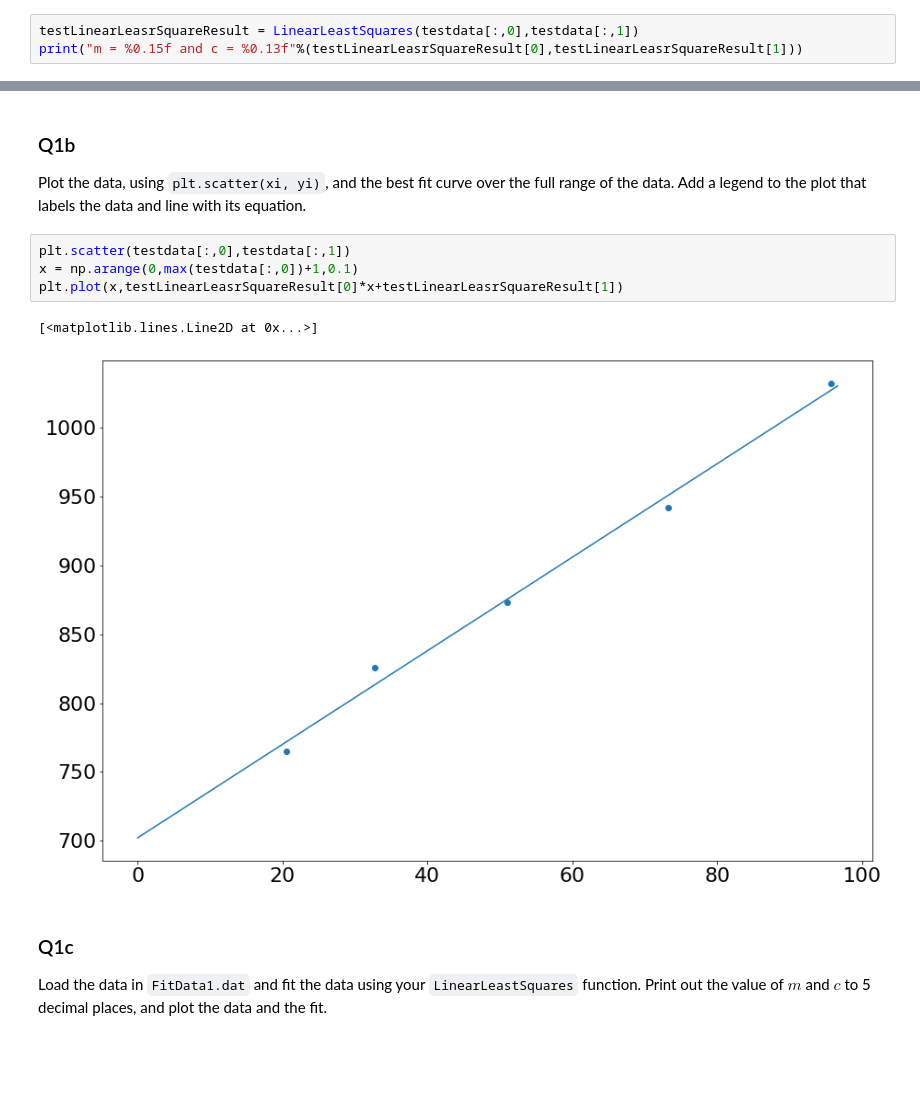
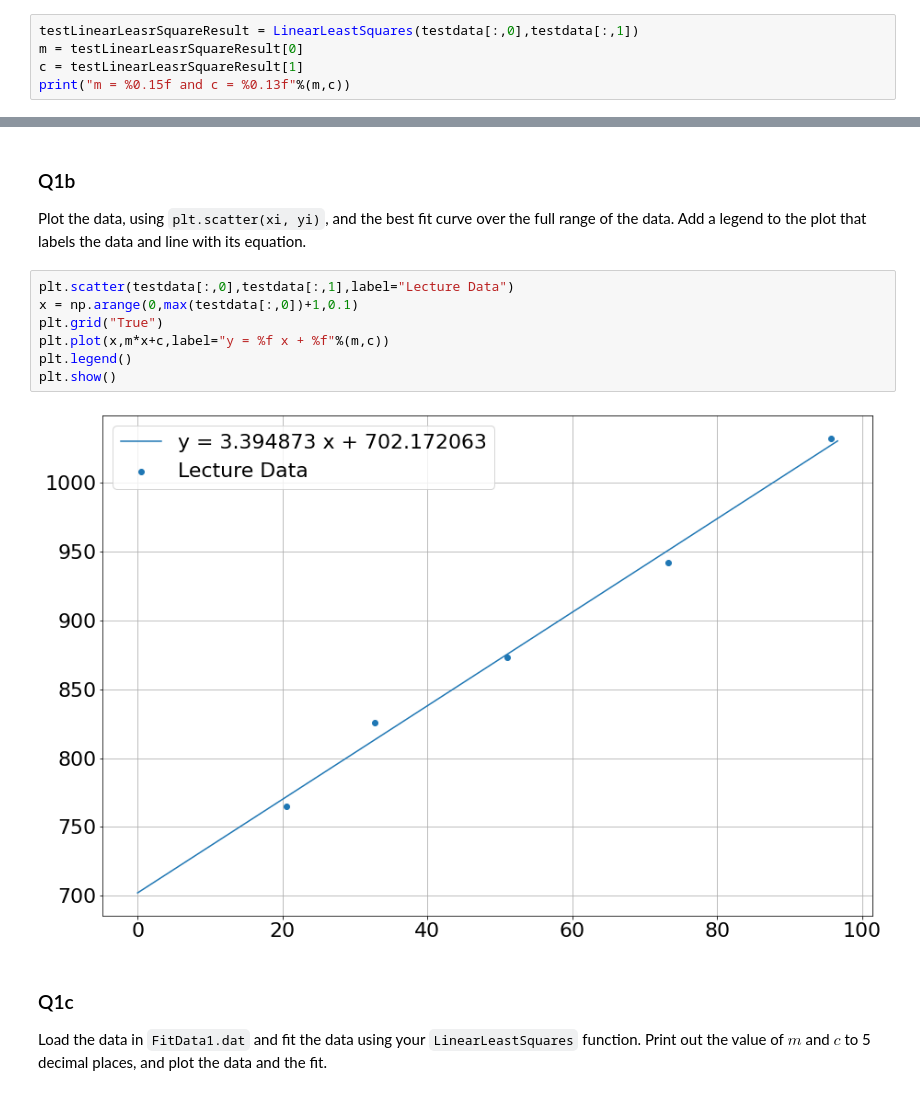
Before and after one commit to Padraig-Ryan/ACM20030-Assignments, a Jupyter notebook: Assignment-3.ipynb, the cells around one changed output, grey strips where cells are left out. Cells and saved outputs as stored; diff of their text form; blank space fills up the shorter version.

```diff
--- a/Assignment-3.ipynb
+++ b/Assignment-3.ipynb
@@ -119,19 +119,23 @@ testdata  = np.array([[20.5, 765], [32.7, 826], [51.0, 873], [73.2,942], [95.7,1
 You should get the result $m=3.394872522996579$ and $c=702.1720627939267$. Explicitly print these values out.
 # %%
 testLinearLeasrSquareResult = LinearLeastSquares(testdata[:,0],testdata[:,1])
-print("m = %0.15f and c = %0.13f"%(testLinearLeasrSquareResult[0],testLinearLeasrSquareResult[1]))
+m = testLinearLeasrSquareResult[0]
+c = testLinearLeasrSquareResult[1]
+print("m = %0.15f and c = %0.13f"%(m,c))
 # %% [output]
 m = 3.394872522996584 and c = 702.1720627939272
 # %% [markdown]
 ### Q1b
 Plot the data, using `plt.scatter(xi, yi)`, and the best fit curve over the full range of the data. Add a legend to the plot that labels the data and line with its equation.
 # %%
-plt.scatter(testdata[:,0],testdata[:,1])
+plt.scatter(testdata[:,0],testdata[:,1],label="Lecture Data")
 x = np.arange(0,max(testdata[:,0])+1,0.1)
-plt.plot(x,testLinearLeasrSquareResult[0]*x+testLinearLeasrSquareResult[1])
+plt.grid("True")
+plt.plot(x,m*x+c,label="y = %f x + %f"%(m,c))
+plt.legend()
+plt.show()
 # %% [output]
-[<matplotlib.lines.Line2D at 0x...>]
-[figure, old version]
+[figure, new version]
 # %% [markdown]
 ### Q1c
 Load the data in `FitData1.dat` and fit the data using your `LinearLeastSquares` function. Print out the value of $m$ and $c$ to 5 decimal places, and plot the data and the fit.
```
Also changed, not shown: parts of 5 cells of this notebook, 1 other file.
